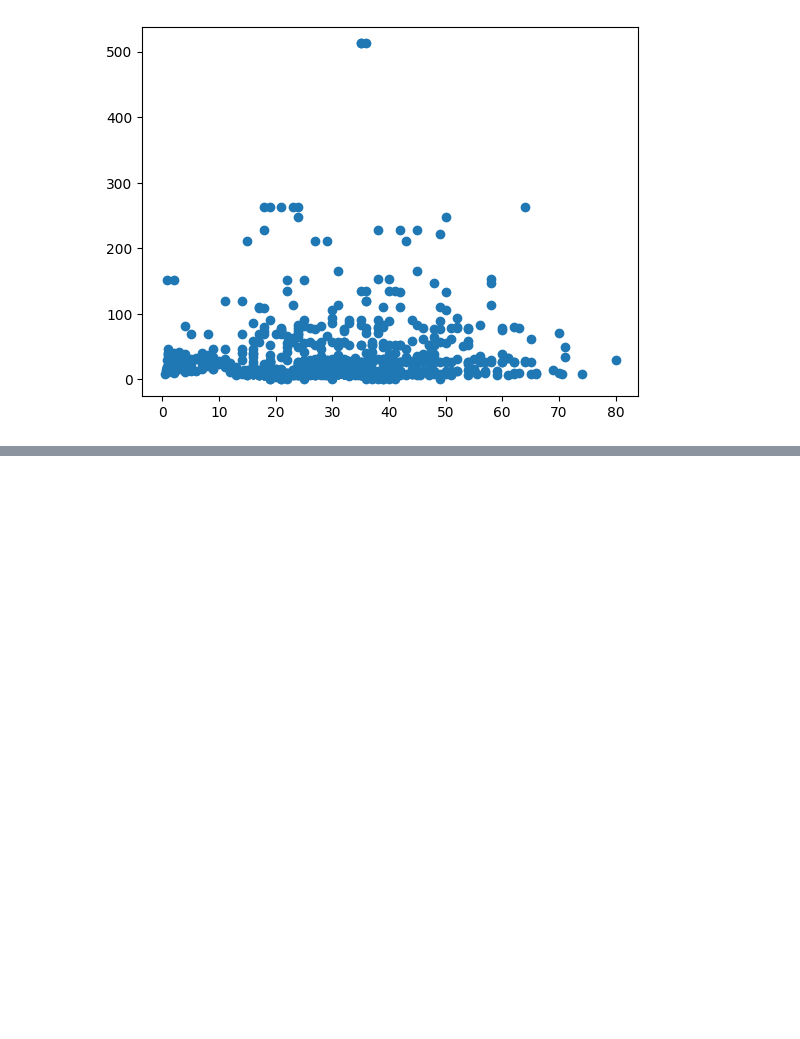
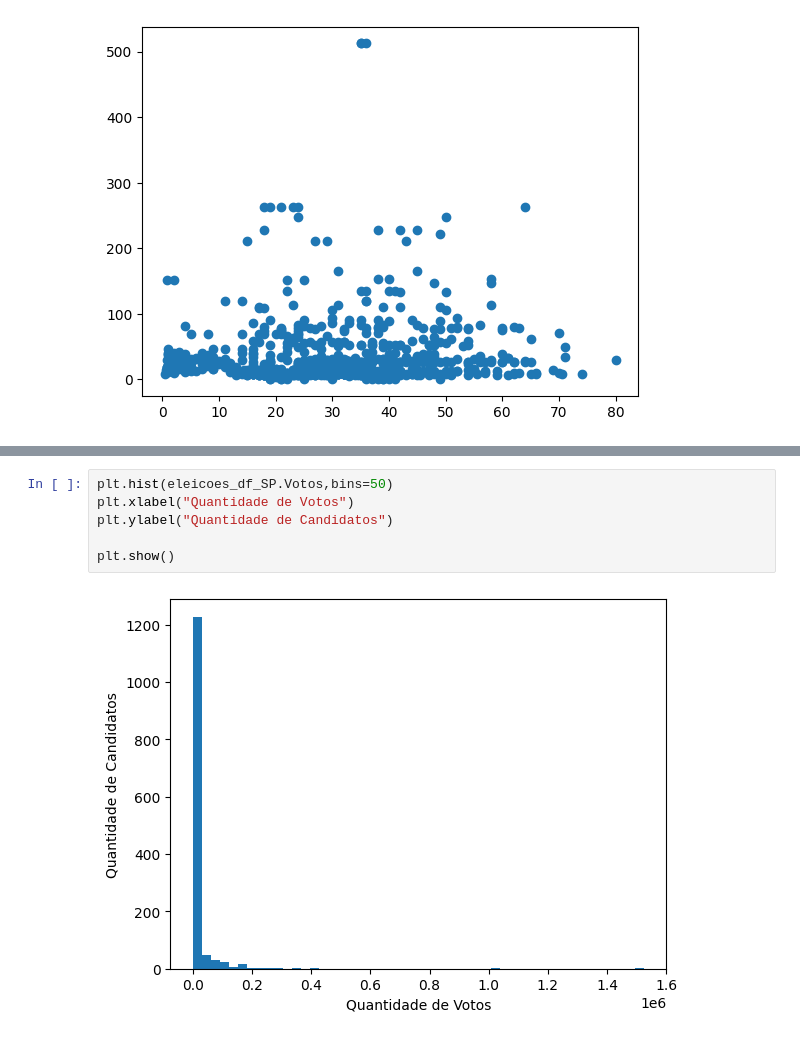
Before and after one commit to DaltonLinconl/mba_estatistica_projeto, a Jupyter notebook: trabalho.ipynb, the cells around one changed output, grey strips where cells are left out. Drawn from its saved outputs; the diff is of its cells as text; blank space fills up the shorter version.

```diff
--- a/trabalho.ipynb
+++ b/trabalho.ipynb
@@ -67,0 +102,8 @@ titanic_df[["Age","Fare"]].corr('pearson')
+# %%
+plt.hist(eleicoes_df_SP.Votos,bins=50)
+plt.xlabel("Quantidade de Votos")
+plt.ylabel("Quantidade de Candidatos")
+
+plt.show()
+# %% [output]
+[figure, added]
```
Also changed, not shown: parts of 26 cells of this notebook.
